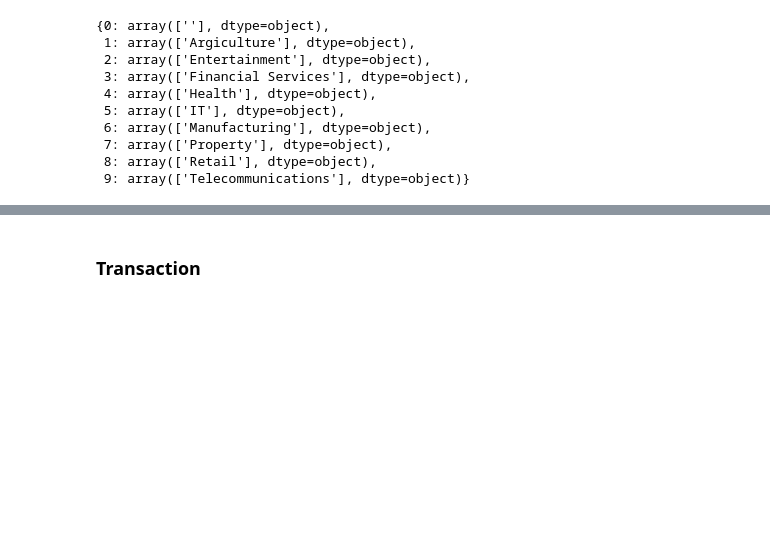
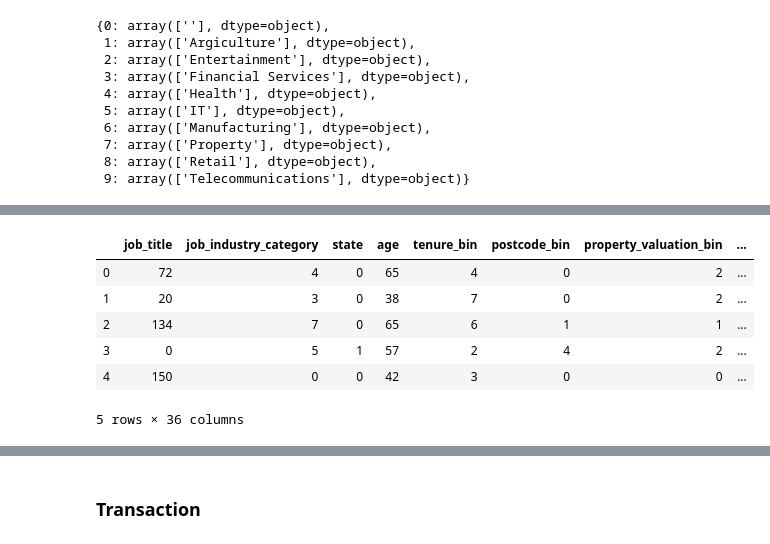
Before and after one commit to jacksenteh/KPMG_Virtual_Internship, a Jupyter notebook: Data_Analysis.ipynb, the cells around one changed output, grey strips where cells are left out. Cells and saved outputs as stored; diff of their text form; code cells hidden in the pictures; blank space fills up the shorter version.

```diff
--- a/Data_Analysis.ipynb
+++ b/Data_Analysis.ipynb
@@ -541,3 +595,13 @@ Index(['job_title', 'job_industry_category', 'state', 'age', 'tenure_bin',
+# %%
+df_train.head()
+# %% [output]
+|  | job_title | job_industry_category | state | age | tenure_bin | postcode_bin | property_valuation_bin | ... |
+| 0 | 72 | 4 | 0 | 65 | 4 | 0 | 2 | ... |
+| 1 | 20 | 3 | 0 | 38 | 7 | 0 | 2 | ... |
+| 2 | 134 | 7 | 0 | 65 | 6 | 1 | 1 | ... |
+| 3 | 0 | 5 | 1 | 57 | 2 | 4 | 2 | ... |
+| 4 | 150 | 0 | 0 | 42 | 3 | 0 | 0 | ... |
+5 rows × 36 columns
 # %%
 for l in labels:
     cluster_monitoring(df_y, labels=l, columns='job_industry_category')
```
Also changed, not shown: parts of 15 cells of this notebook, 6 other files.
